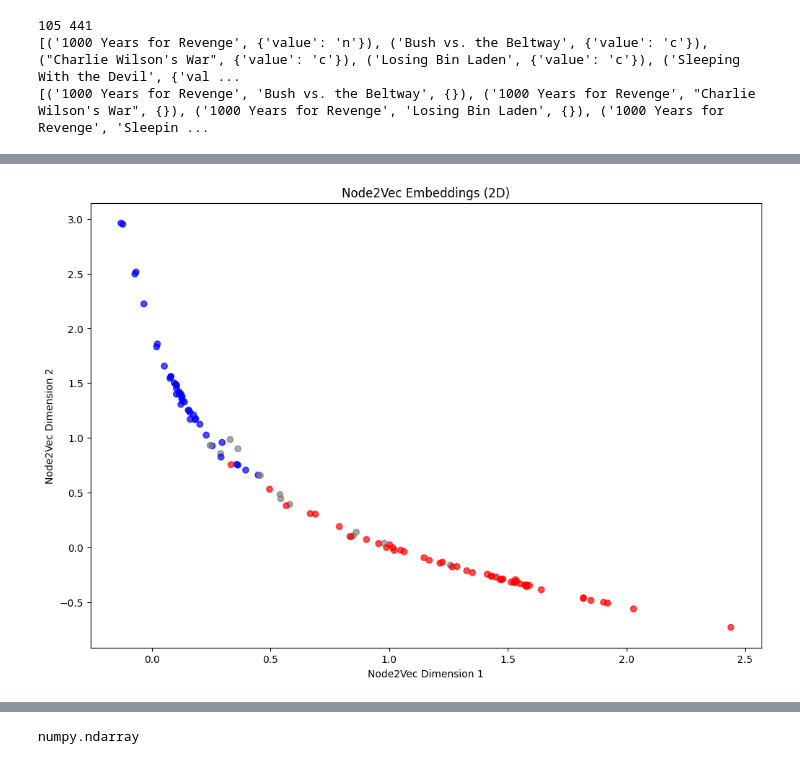
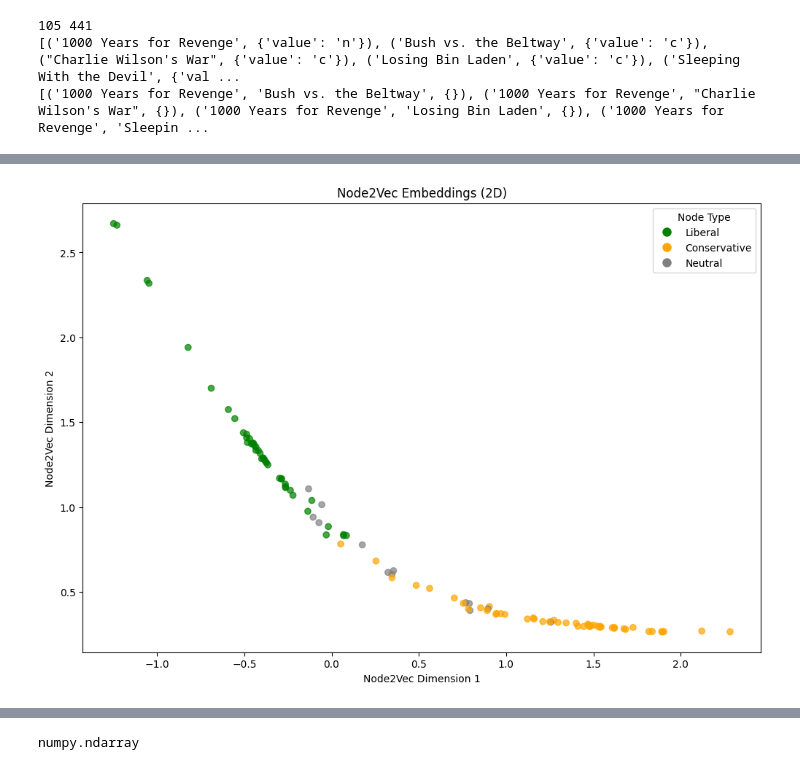
Before and after one commit to keitabroadwater/gnns_in_action, a Jupyter notebook: chapter_2/chp2 embeddings.ipynb, the cells around one changed output, grey strips where cells are left out. Cells and saved outputs as stored; diff of their text form; code cells hidden in the pictures.

```diff
--- a/chapter_2/chp2 embeddings.ipynb
+++ b/chapter_2/chp2 embeddings.ipynb
@@ -41,12 +26,12 @@ import matplotlib.pyplot as plt
 
 
 # Load the GML file
-gml_graph = nx.read_gml('/Users/keitabroadwater/Documents/polbooks/polbooks.gml')
+gml_graph = nx.read_gml('/PATH/TO/FILE.gml')
 
 # Now you can work with the graph object
-print(len(graph.nodes), len(graph.edges))
-print(graph.nodes(data=True))  # Print nodes with their attributes
-print(graph.edges(data=True))  # Print edges with their attributes
+print(len(gml_graph.nodes), len(gml_graph.edges))
+print(gml_graph.nodes(data=True))  # Print nodes with their attributes
+print(gml_graph.edges(data=True))  # Print edges with their attributes
 # %% [output]
 105 441
 [('1000 Years for Revenge', {'value': 'n'}), ('Bush vs. the Beltway', {'value': 'c'}), ("Charlie Wilson's War", {'value': 'c'}), ('Losing Bin Laden', {'value': 'c'}), ('Sleeping With the Devil', {'val ...
@@ -213,32 +440,46 @@ plt.show()
 # import networkx as nx
 # import matplotlib.pyplot as plt
 
 # Assuming 'gml_graph' is your loaded graph from the GML file
 # Set dimensions to 2 for direct plotting
 node2vec = Node2Vec(gml_graph, dimensions=2, walk_length=30, num_walks=200, workers=4)
 model = node2vec.fit(window=10, min_count=1, batch_words=4)
 
 # Extract 2D embeddings into a dictionary
 embeddings_2d = {str(node): model.wv[str(node)] for node in gml_graph.nodes()}
 
 # Prepare a color map and the colors for each node based on their 'value'
-color_map = {'l': 'blue', 'c': 'red', 'n': 'grey'}
+color_map = {'l': 'green', 'c': 'orange', 'n': 'grey'}
 node_colors = [color_map[gml_graph.nodes[node]['value']] for node in gml_graph.nodes()]
 
 # Prepare the 2D points for plotting
 points = np.array([embeddings_2d[node] for node in gml_graph.nodes()])
 
 # Plot the nodes with their 2D embeddings
 plt.figure(figsize=(12, 8))
 plt.scatter(points[:, 0], points[:, 1], color=node_colors, alpha=0.7)
 
 # Optionally, you can label the points
 # for i, node in enumerate(gml_graph.nodes()):
 #     plt.annotate(node, (points[i, 0], points[i, 1]), fontsize=9)
 
+legend_labels = {
+    'l': 'Liberal',
+    'c': 'Conservative',
+    'n': 'Neutral'
+}
+
+# Create a legend
+handles = [plt.Line2D([0], [0], marker='o', color='w', label=legend_labels[key],
+                      markerfacecolor=color_map[key], markersize=10) for key in legend_labels]
+
+plt.legend(handles=handles, title='Node Type')
+
+
+
 plt.xlabel('Node2Vec Dimension 1')
 plt.ylabel('Node2Vec Dimension 2')
 plt.title('Node2Vec Embeddings (2D)')
 plt.show()
 # %% [output]
-[figure, old version]
+[figure, new version]
```
Also changed, not shown: parts of 55 cells of this notebook.
